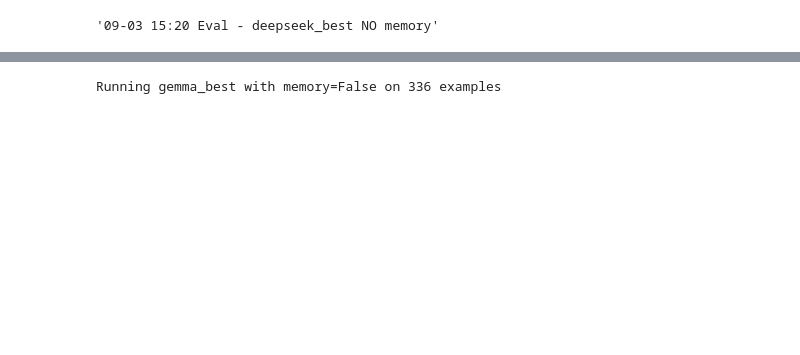
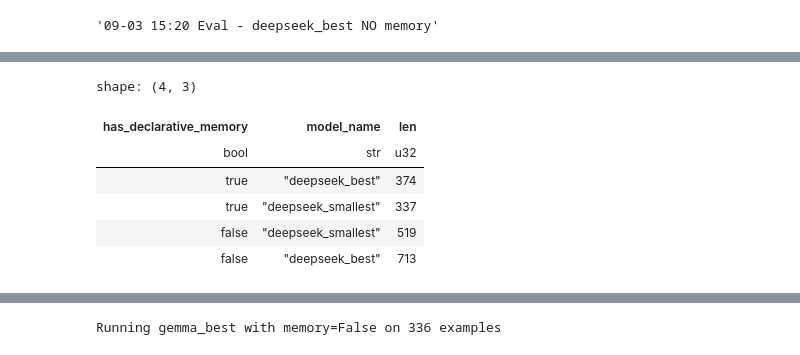
Before and after one commit to rmoscetti/cheshire-cat-ai-tools, a Jupyter notebook: nbs/rerun-evaluation.ipynb, the cells around one changed output, grey strips where cells are left out. Saved outputs shown, nothing was run; the diff lists cells and outputs as text; code cells hidden in the pictures; blank space fills up the shorter version.

```diff
--- a/nbs/rerun-evaluation.ipynb
+++ b/nbs/rerun-evaluation.ipynb
@@ -250,3 +386,15 @@ shape: (10, 4)
+# %%
+df_pl.filter(c.model_name.str.contains("deepseek")).group_by(
+    c.has_declarative_memory, c.model_name
+).agg(pl.len())
+# %% [output]
+shape: (4, 3)
+| has_declarative_memory | model_name | len |
+| bool | str | u32 |
+| true | "deepseek_best" | 374 |
+| true | "deepseek_smallest" | 337 |
+| false | "deepseek_smallest" | 519 |
+| false | "deepseek_best" | 713 |
 # %%
 df_pl.group_by(c.model_name, c.has_declarative_memory, c.question_id).agg(
     pl.len()
```
Also changed, not shown: parts of 12 cells of this notebook, 6 other files.
